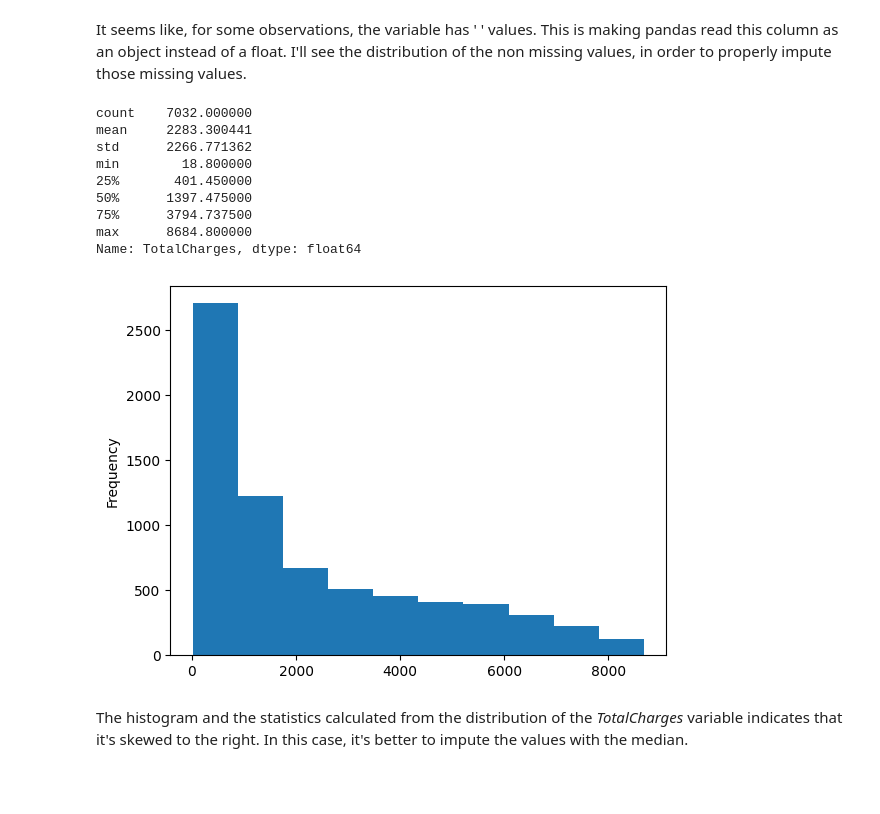
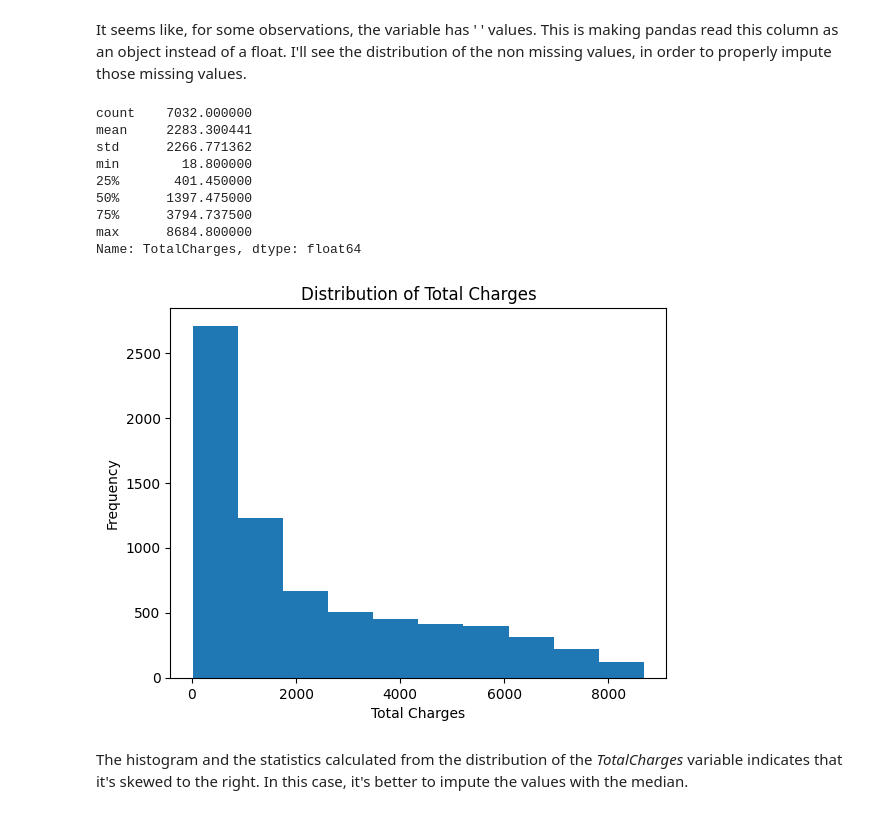
Before and after one commit to 2leog/telco-customer-churn, a Jupyter notebook: notebooks/01-lgo-initial-data-exploration.ipynb, the cells around one changed output. Saved outputs shown, nothing was run; the diff lists cells and outputs as text; code cells hidden in the pictures; blank space fills up the shorter version.

```diff
--- a/notebooks/01-lgo-initial-data-exploration.ipynb
+++ b/notebooks/01-lgo-initial-data-exploration.ipynb
@@ -89,25 +89,26 @@ It seems like, for some observations, the variable has ' ' values. This is makin
 # %%
 filled_total_charges = (
     df
     .loc[df["TotalCharges"] != ' ', "TotalCharges"]
     .astype("float")
 )
 
 print(filled_total_charges.describe())
 filled_total_charges.plot(kind="hist")
-
+plt.title("Distribution of Total Charges")
+plt.xlabel("Total Charges")
 plt.show()
 # %% [output]
 count    7032.000000
 mean     2283.300441
 std      2266.771362
 min        18.800000
 25%       401.450000
 50%      1397.475000
 75%      3794.737500
 max      8684.800000
 Name: TotalCharges, dtype: float64
-[figure, old version]
+[figure, new version]
 # %% [markdown]
 The histogram and the statistics calculated from the distribution of the *TotalCharges* variable indicates that it's skewed to the right. In this case, it's better to impute the values with the median.
 # %%
```
Also changed, not shown: parts of 6 cells of this notebook.
